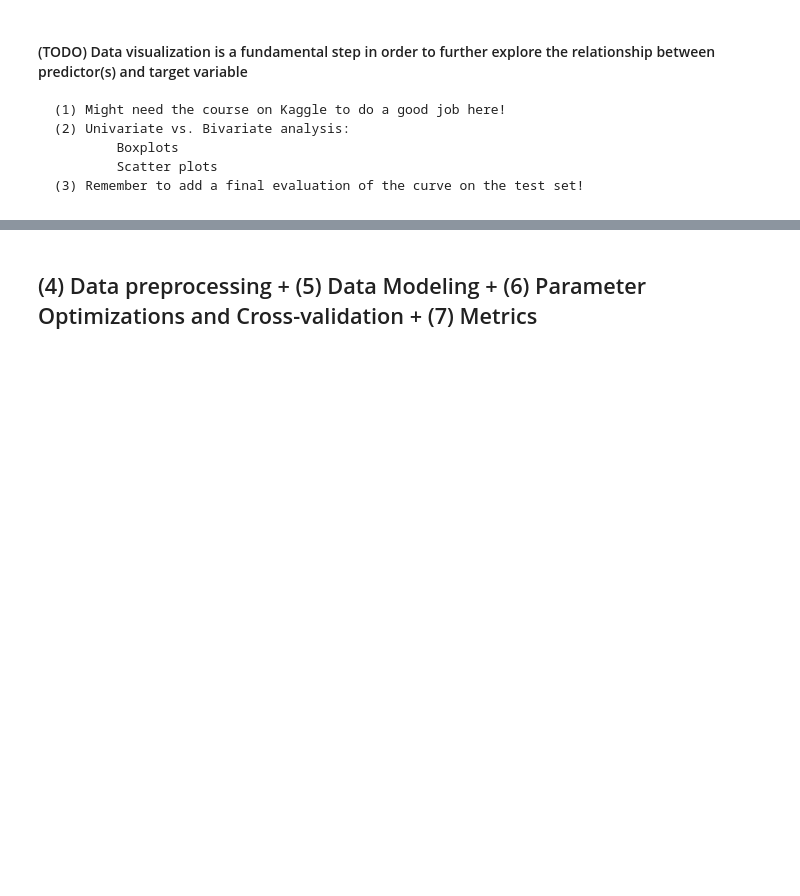
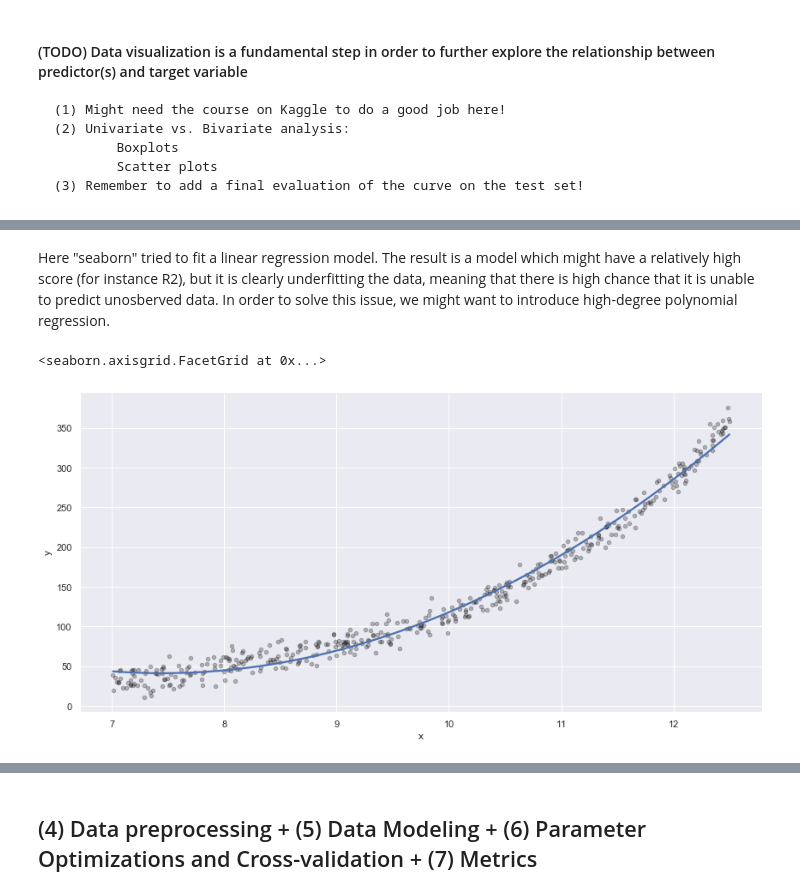
Before and after one commit to Travaz/supermercato24, a Jupyter notebook: analytics.ipynb, the cells around one changed output, grey strips where cells are left out. Saved outputs shown, nothing was run; the diff lists cells and outputs as text; code cells hidden in the pictures; blank space fills up the shorter version.

```diff
--- a/analytics.ipynb
+++ b/analytics.ipynb
@@ -141,0 +171,8 @@ sns.scatterplot(x=df.x,y=df.y)
+# %% [markdown]
+Here "seaborn" tried to fit a linear regression model. The result is a model which might have a relatively high score (for instance R2), but it is clearly underfitting the data, meaning that there is high chance that it is unable to predict unosberved data. In order to solve this issue, we might want to introduce high-degree polynomial regression.
+# %%
+# Scatter-plot with high-degree polynomial regression (degree=2)
+sns.lmplot(x="x", y="y", data=df, order=2, ci=None, height=6, aspect=2, scatter_kws={"s": 20, "color": "black", "alpha":0.25})
+# %% [output]
+<seaborn.axisgrid.FacetGrid at 0x...>
+[figure, added]
```
Also changed, not shown: parts of 24 cells of this notebook.
